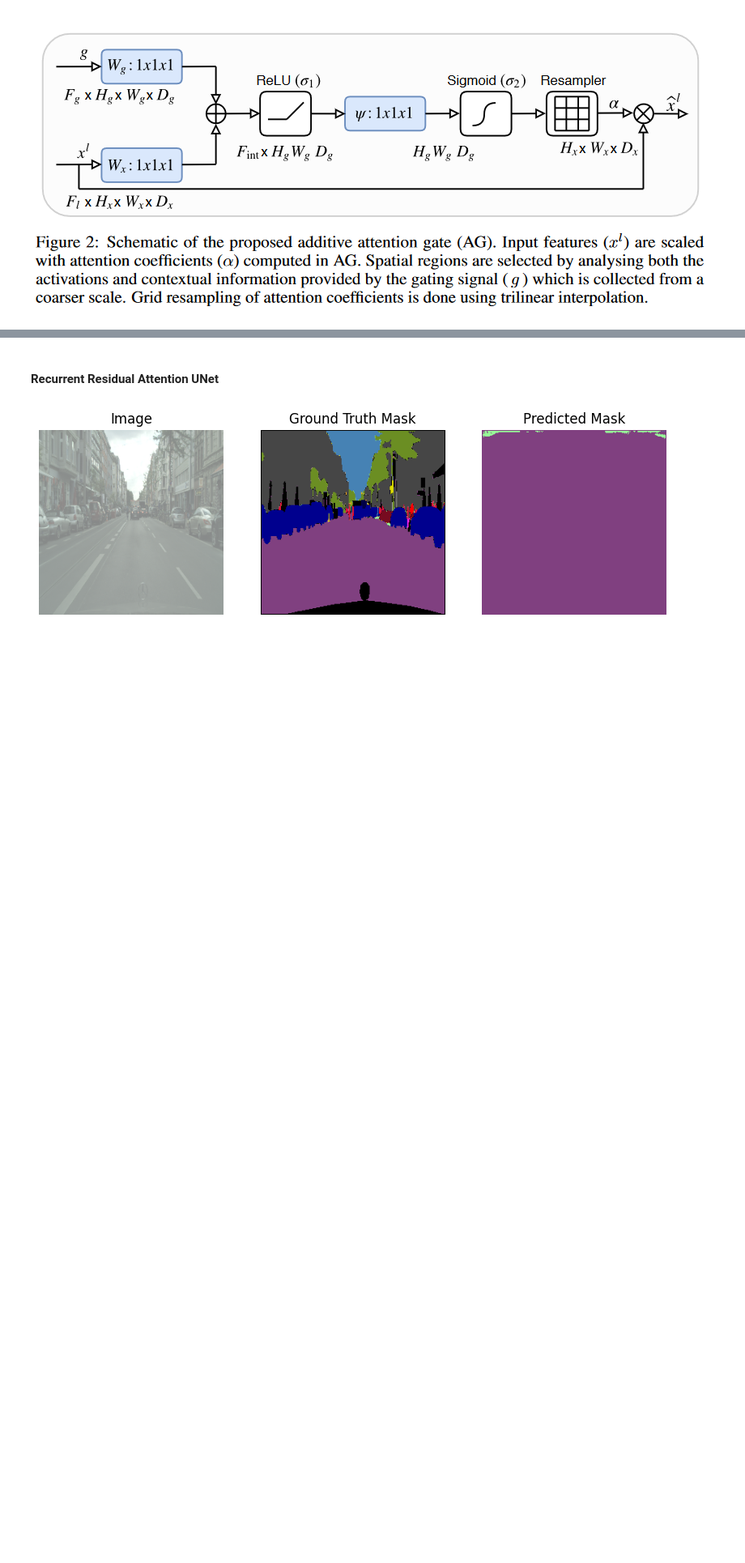
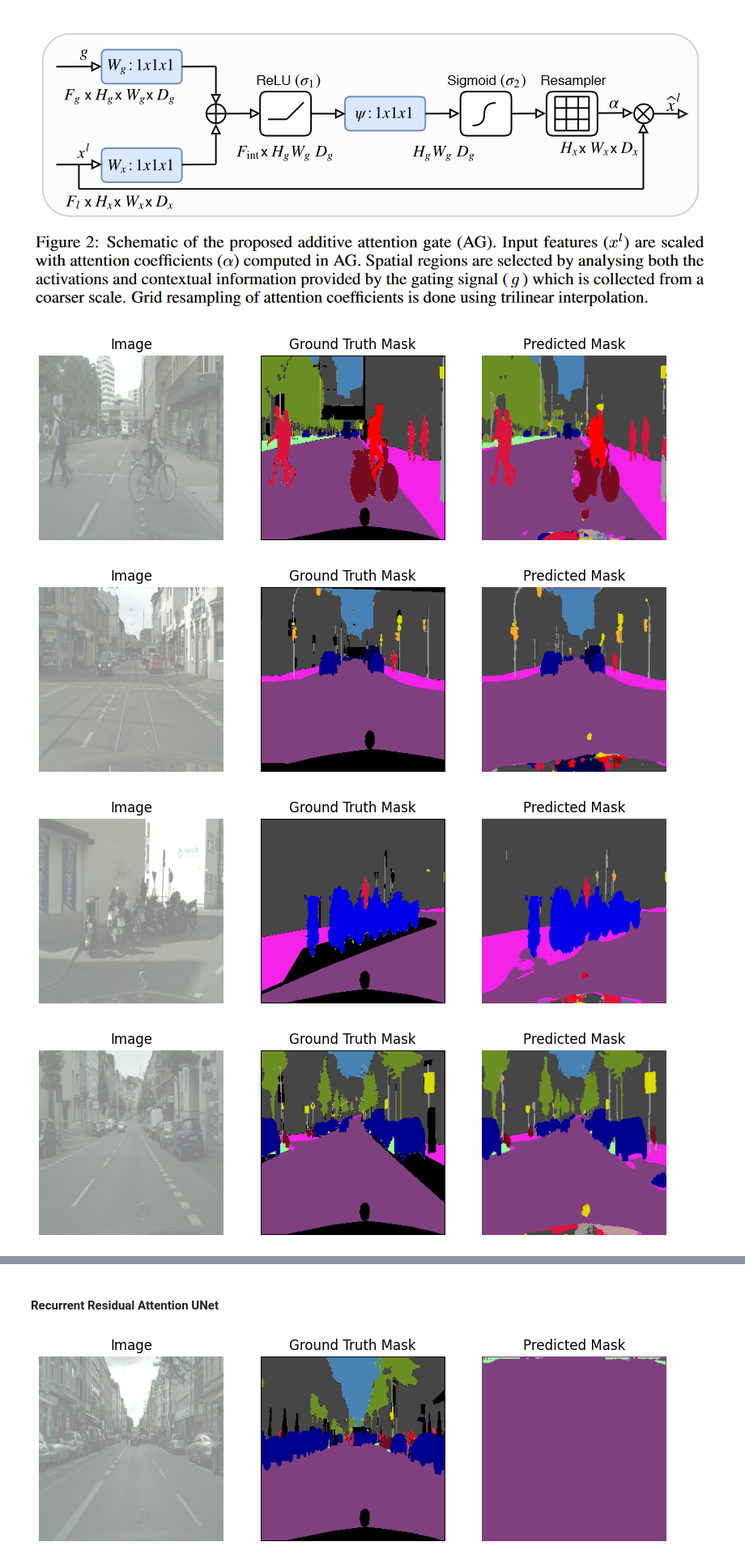
Before and after one commit to JMKasprzyk/FinalAssignment, a Jupyter notebook: model_test.ipynb, the cells around one changed output, grey strips where cells are left out. Shown at 81% size. Cells and saved outputs as stored; diff of their text form; code cells hidden in the pictures; blank space fills up the shorter version.

```diff
--- a/model_test.ipynb
+++ b/model_test.ipynb
@@ -206,21 +220,26 @@ test_dataset = Cityscapes(dataset_path, split='test', mode='fine', target_type='
 #### Attention Gate
 ![image-2.png](attachment:image-2.png)
 # %%
-# from model import Model
-# # from models import MSU_Net
-# # from RCNN_UNet import R2U_Net
-# from Att_UNet import Att_UNet
-# from model_vis import visualize_segmentation_cityscapes
+from model import Model
+# from models import MSU_Net
+# from RCNN_UNet import R2U_Net
+from Att_UNet import Att_UNet
+from model_vis import visualize_segmentation_cityscapes
 
-# # Instanciate Model()
-# eval_model = Att_UNet()
+# Instanciate Model()
+eval_model = Att_UNet()
 
-# # Specify the checkpoint file path
-# checkpoint_path = 'model_checkpoints\AttUNet_CE_e100.pth'
-# device = torch.device('cpu')
+# Specify the checkpoint file path
+checkpoint_path = 'model_checkpoints\AttUNet_CE_e100.pth'
+device = torch.device('cpu')
 
-# checkpoint = torch.load(checkpoint_path, map_location=device)
-# eval_model.load_state_dict(checkpoint)
+checkpoint = torch.load(checkpoint_path, map_location=device)
+eval_model.load_state_dict(checkpoint)
 
-# # Call the function with the checkpoint path
-# visualize_segmentation_cityscapes(eval_model, train_loader, num_examples=5)
+# Call the function with the checkpoint path
+visualize_segmentation_cityscapes(eval_model, train_loader, num_examples=5)
+# %% [output]
+[figure, added]
+[figure, added]
+[figure, added]
+[figure, added]
```
Also changed, not shown: parts of 4 cells of this notebook, 5 other files.
